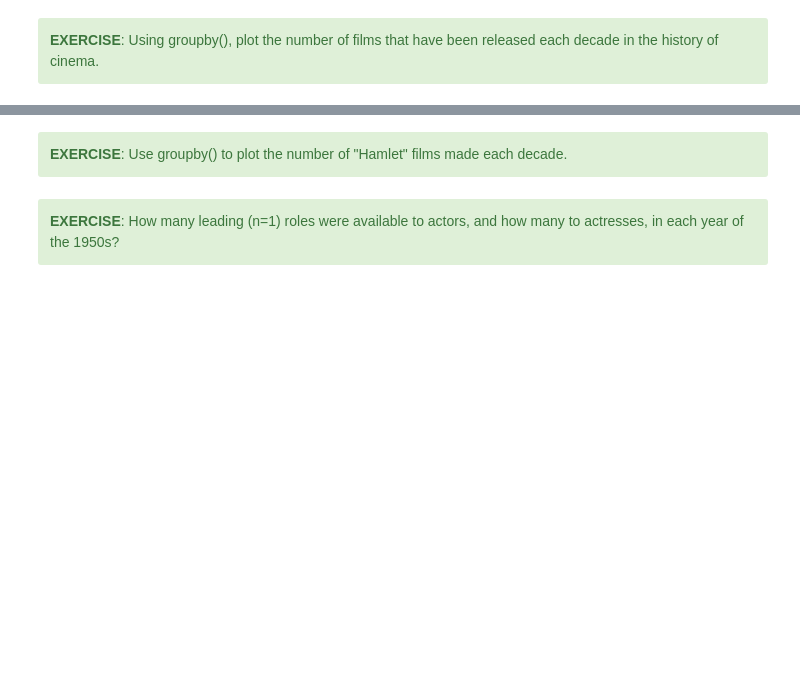
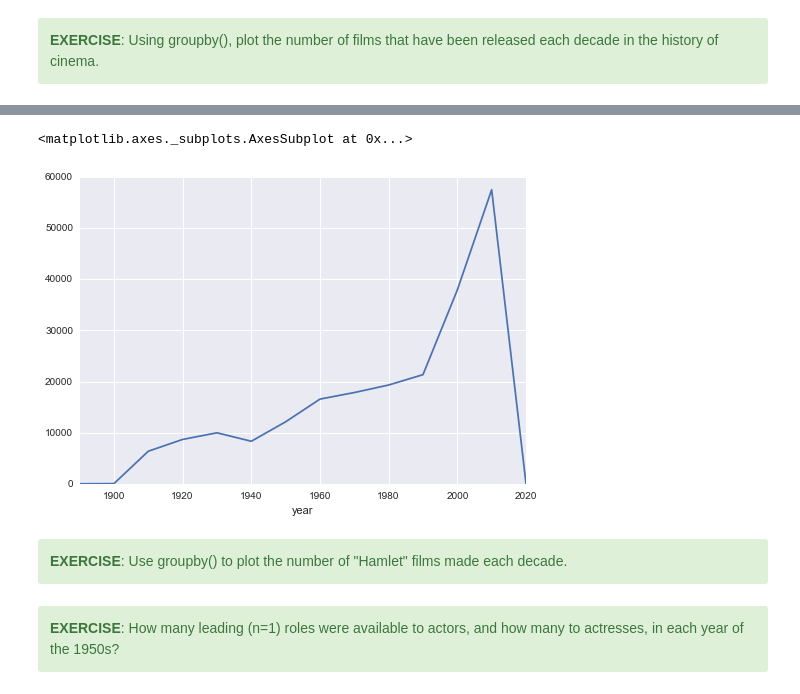
Before and after one commit to jorisvandenbossche/pandas-tutorial, a Jupyter notebook: 04 - Groupby operations.ipynb, the cells around one changed output, grey strips where cells are left out. Drawn from its saved outputs; the diff is of its cells as text; code cells hidden in the pictures; blank space fills up the shorter version.

```diff
--- a/04 - Groupby operations.ipynb
+++ b/04 - Groupby operations.ipynb
@@ -52,3 +116,8 @@ titles.head()
+# %%
+titles.groupby(titles['year'] // 10 * 10).size().plot()
+# %% [output]
+<matplotlib.axes._subplots.AxesSubplot at 0x...>
+[figure, added]
 # %% [markdown]
 <div class="alert alert-success">
     <b>EXERCISE</b>: Use groupby() to plot the number of "Hamlet" films made each decade.
```
Also changed, not shown: parts of 25 cells of this notebook, 4 other files.
